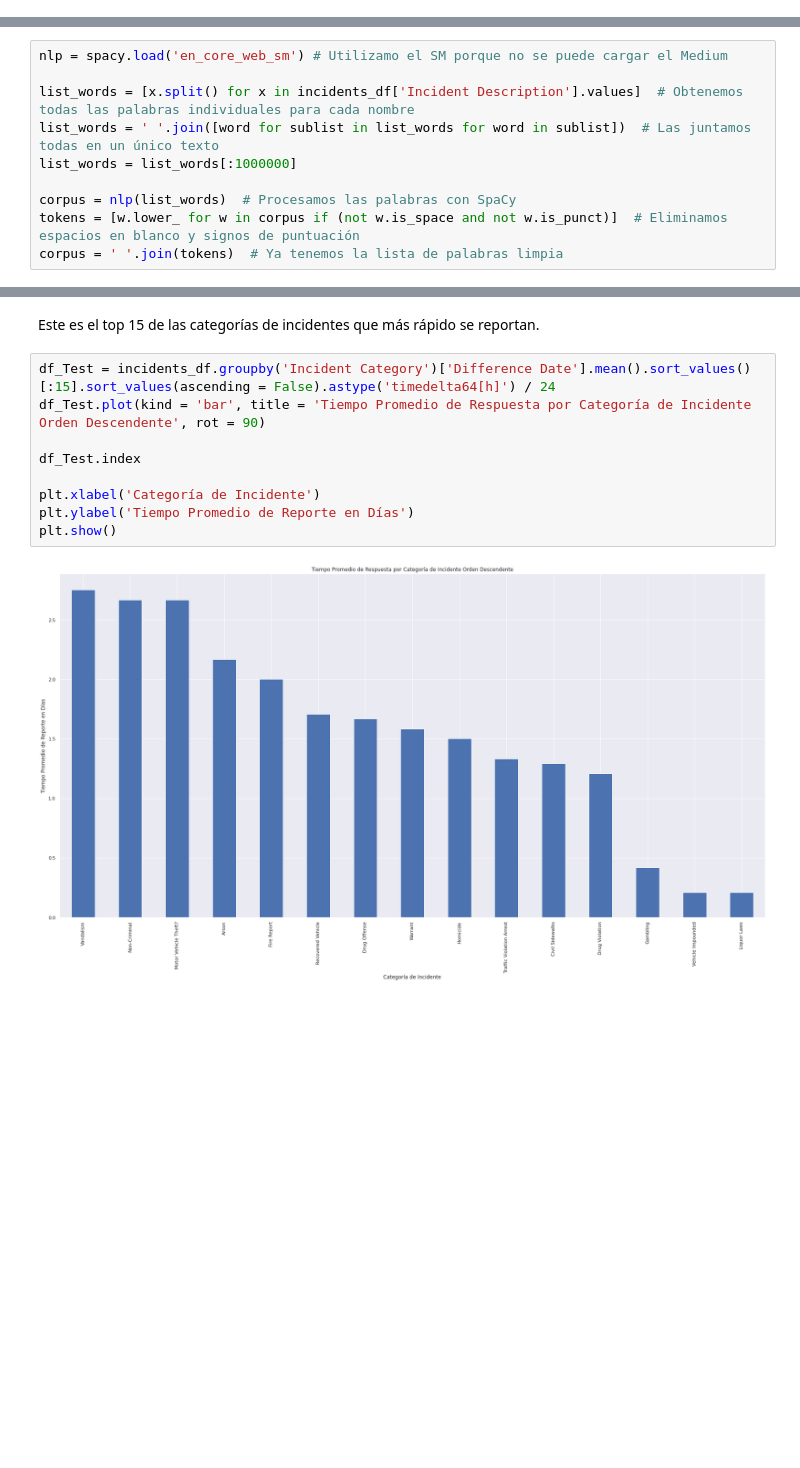
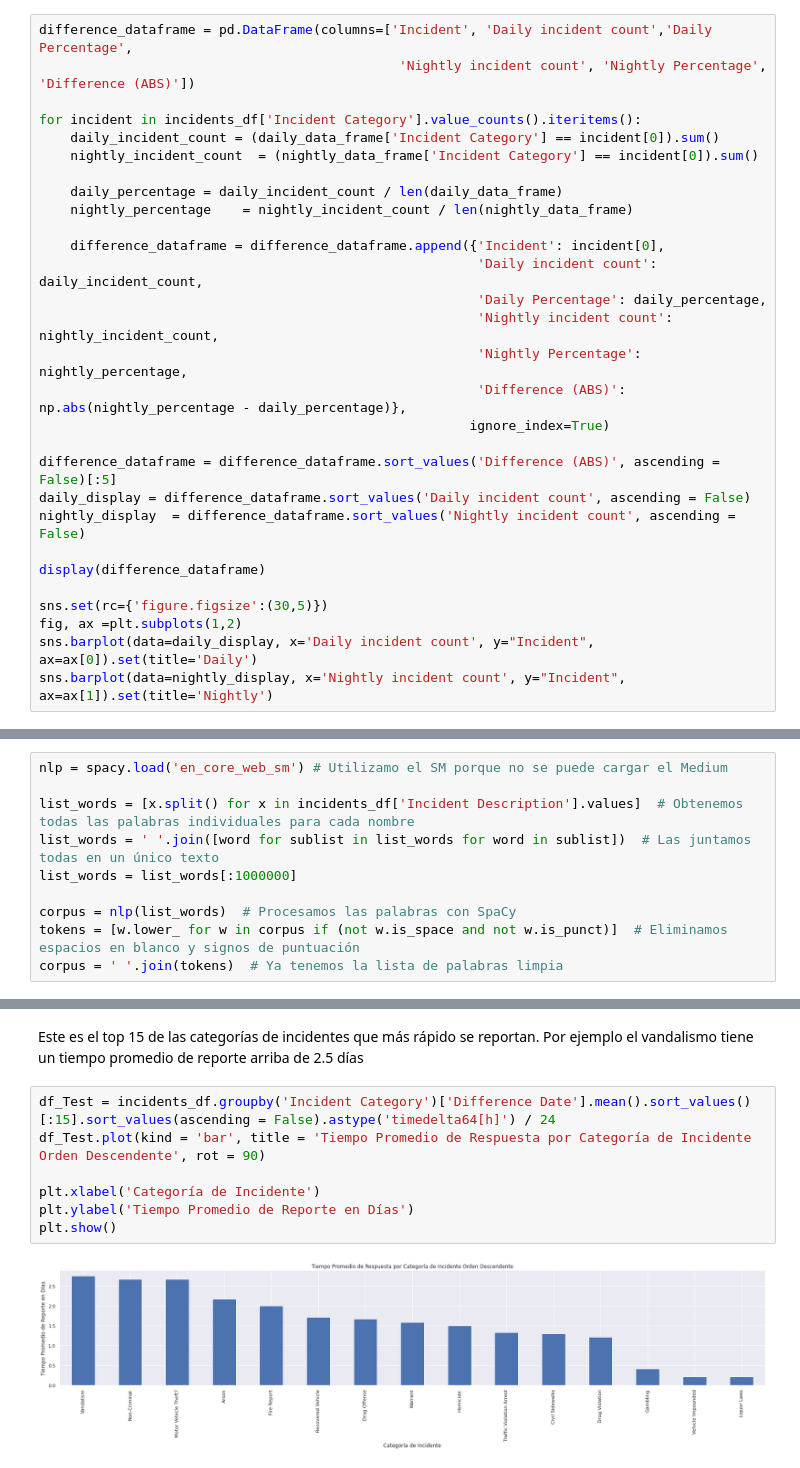
Before and after one commit to luperezsal/Batman, a Jupyter notebook: batman.ipynb, the cells around one changed output, grey strips where cells are left out. Drawn from its saved outputs; the diff is of its cells as text; blank space fills up the shorter version.

```diff
--- a/batman.ipynb
+++ b/batman.ipynb
@@ -254,0 +498,29 @@ None
+# %%
+difference_dataframe = pd.DataFrame(columns=['Incident', 'Daily incident count','Daily Percentage',
+                                              'Nightly incident count', 'Nightly Percentage', 'Difference (ABS)'])
+
+for incident in incidents_df['Incident Category'].value_counts().iteritems():
+    daily_incident_count = (daily_data_frame['Incident Category'] == incident[0]).sum()
+    nightly_incident_count  = (nightly_data_frame['Incident Category'] == incident[0]).sum()
+
+    daily_percentage = daily_incident_count / len(daily_data_frame)
+    nightly_percentage    = nightly_incident_count / len(nightly_data_frame)
+
+    difference_dataframe = difference_dataframe.append({'Incident': incident[0],
+                                                        'Daily incident count': daily_incident_count,
+                                                        'Daily Percentage': daily_percentage,
+                                                        'Nightly incident count': nightly_incident_count,
+                                                        'Nightly Percentage': nightly_percentage,
+                                                        'Difference (ABS)': np.abs(nightly_percentage - daily_percentage)},
+                                                       ignore_index=True)
+
+difference_dataframe = difference_dataframe.sort_values('Difference (ABS)', ascending = False)[:5]
+daily_display = difference_dataframe.sort_values('Daily incident count', ascending = False)
+nightly_display  = difference_dataframe.sort_values('Nightly incident count', ascending = False)
+
+display(difference_dataframe)
+
+sns.set(rc={'figure.figsize':(30,5)})
+fig, ax =plt.subplots(1,2)
+sns.barplot(data=daily_display, x='Daily incident count', y="Incident", ax=ax[0]).set(title='Daily')
+sns.barplot(data=nightly_display, x='Nightly incident count', y="Incident", ax=ax[1]).set(title='Nightly')
@@ -319,13 +620,11 @@ plt.show()
 # %% [markdown]
-Este es el top 15 de las categorías de incidentes que más rápido se reportan.
+Este es el top 15 de las categorías de incidentes que más rápido se reportan. Por ejemplo el vandalismo tiene un tiempo promedio de reporte arriba de 2.5 días
 # %%
 df_Test = incidents_df.groupby('Incident Category')['Difference Date'].mean().sort_values()[:15].sort_values(ascending = False).astype('timedelta64[h]') / 24
 df_Test.plot(kind = 'bar', title = 'Tiempo Promedio de Respuesta por Categoría de Incidente Orden Descendente', rot = 90)
 
-df_Test.index
-
 plt.xlabel('Categoría de Incidente')
 plt.ylabel('Tiempo Promedio de Reporte en Días')
 plt.show()
 # %% [output]
-[figure, old version]
+[figure, new version]
```
Also changed, not shown: parts of 81 cells of this notebook.
